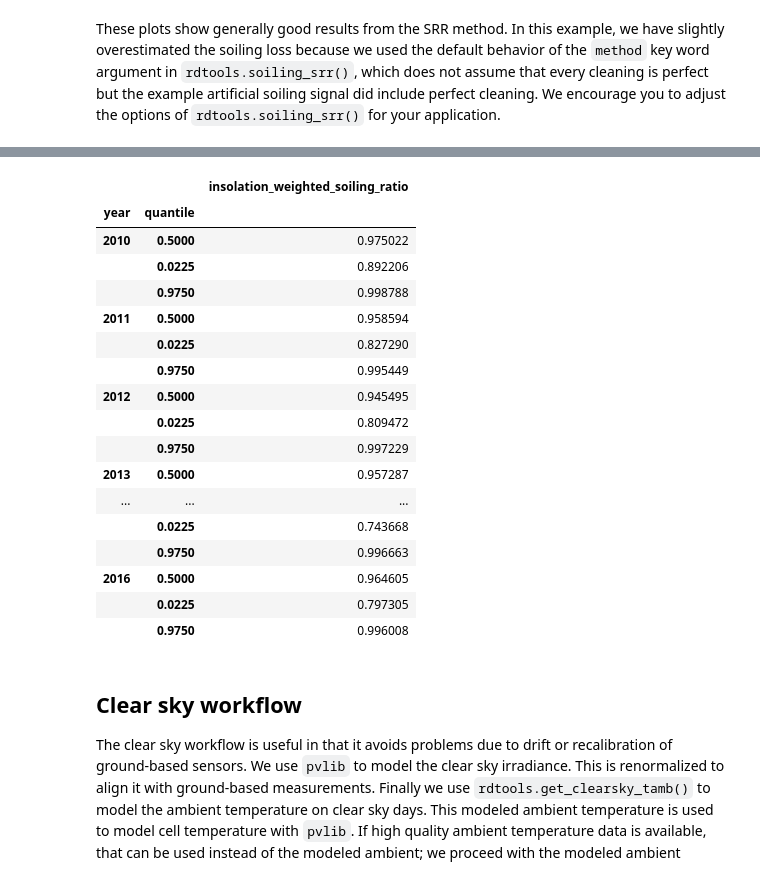
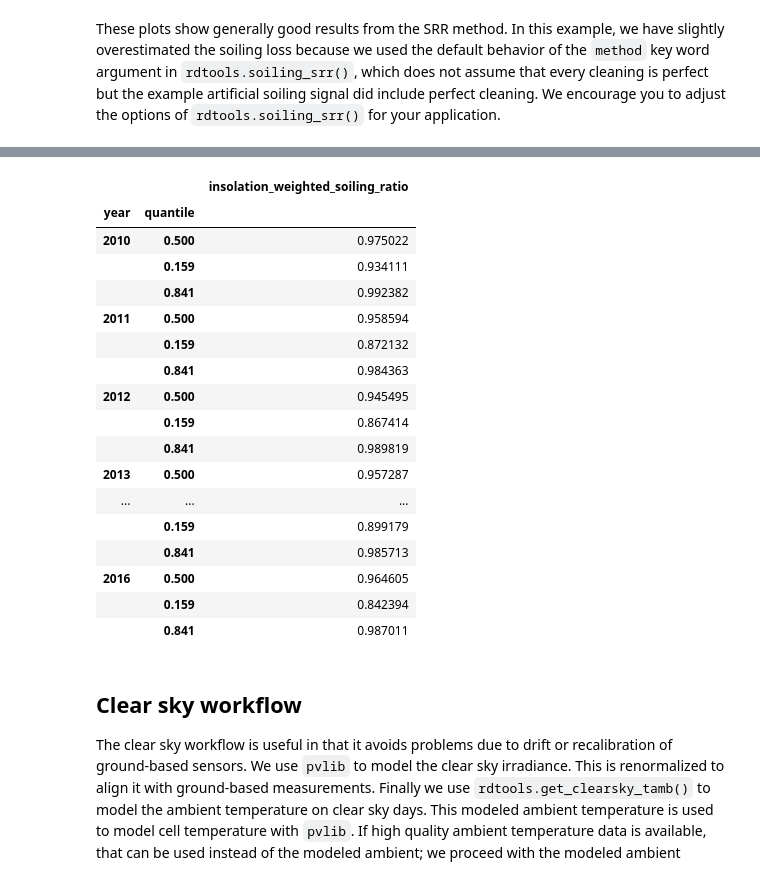
Before and after one commit to NREL/rdtools, a Jupyter notebook: docs/degradation_and_soiling_example_pvdaq_4.ipynb, the cells around one changed output, grey strips where cells are left out. Drawn from its saved outputs; the diff is of its cells as text; code cells hidden in the pictures.

```diff
--- a/docs/degradation_and_soiling_example_pvdaq_4.ipynb
+++ b/docs/degradation_and_soiling_example_pvdaq_4.ipynb
@@ -286,31 +287,32 @@ rdtools.monthly_soiling_rates(soiling_info['soiling_interval_summary'])
 # %%
 # Calculate and view annual soiling ratios and their confidence intervals
 # based on the Monte Carlo simulation. Note that these losses include the
 # assumptions of the cleaning assumptions associated with the method parameter
 # of rdtools.soiling_srr(). For anything but 'perfect_clean', each year's soiling
 # ratio may be impacted by prior years' soiling profiles. The default behavior of
 # rdtools.soiling_srr uses method='half_norm_clean'
 
-rdtools.annual_soiling_ratios(soiling_info['stochastic_soiling_profiles'])
+rdtools.annual_soiling_ratios(soiling_info['stochastic_soiling_profiles'],
+                              confidence_level=cl)
 # %% [output]
 |  |  | insolation_weighted_soiling_ratio |
 | year | quantile |  |
-| 2010 | 0.5000 | 0.975022 |
-|  | 0.0225 | 0.892206 |
-|  | 0.9750 | 0.998788 |
-| 2011 | 0.5000 | 0.958594 |
-|  | 0.0225 | 0.827290 |
-|  | 0.9750 | 0.995449 |
-| 2012 | 0.5000 | 0.945495 |
-|  | 0.0225 | 0.809472 |
-|  | 0.9750 | 0.997229 |
-| 2013 | 0.5000 | 0.957287 |
+| 2010 | 0.500 | 0.975022 |
+|  | 0.159 | 0.934111 |
+|  | 0.841 | 0.992382 |
+| 2011 | 0.500 | 0.958594 |
+|  | 0.159 | 0.872132 |
+|  | 0.841 | 0.984363 |
+| 2012 | 0.500 | 0.945495 |
+|  | 0.159 | 0.867414 |
+|  | 0.841 | 0.989819 |
+| 2013 | 0.500 | 0.957287 |
 | ... | ... | ... |
-|  | 0.0225 | 0.743668 |
-|  | 0.9750 | 0.996663 |
-| 2016 | 0.5000 | 0.964605 |
-|  | 0.0225 | 0.797305 |
-|  | 0.9750 | 0.996008 |
+|  | 0.159 | 0.899179 |
+|  | 0.841 | 0.985713 |
+| 2016 | 0.500 | 0.964605 |
+|  | 0.159 | 0.842394 |
+|  | 0.841 | 0.987011 |
 # %% [markdown]
 ## Clear sky workflow
 The clear sky workflow is useful in that it avoids problems due to drift or recalibration of ground-based sensors. We use `pvlib` to model the clear sky irradiance. This is renormalized to align it with ground-based measurements. Finally we use `rdtools.get_clearsky_tamb()` to model the ambient temperature on clear sky days. This modeled ambient temperature is used to model cell temperature with `pvlib`. If high quality ambient temperature data is available, that can be used instead of the modeled ambient; we proceed with the modeled ambient temperature here for illustrative purposes.
```
Also changed, not shown: parts of 1 cell of this notebook, 1 other file.
